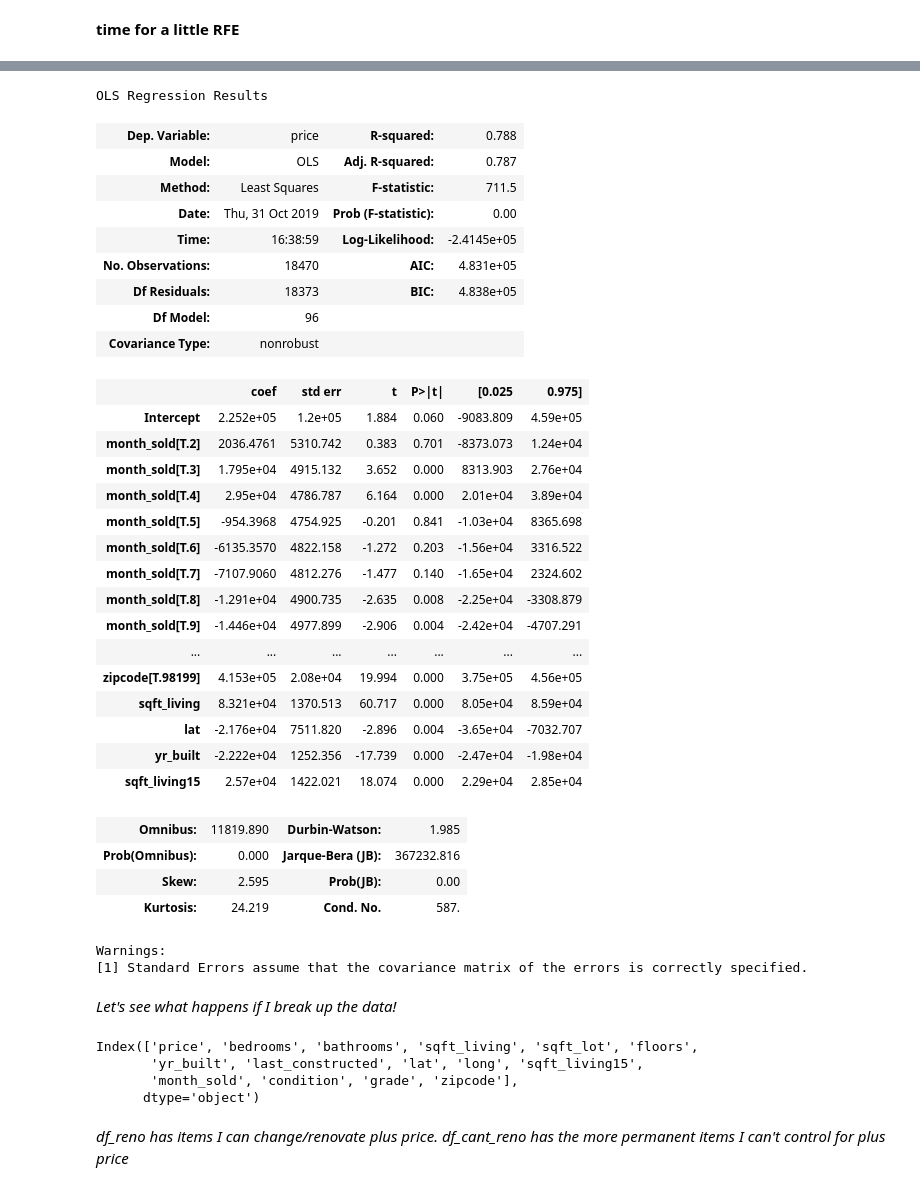
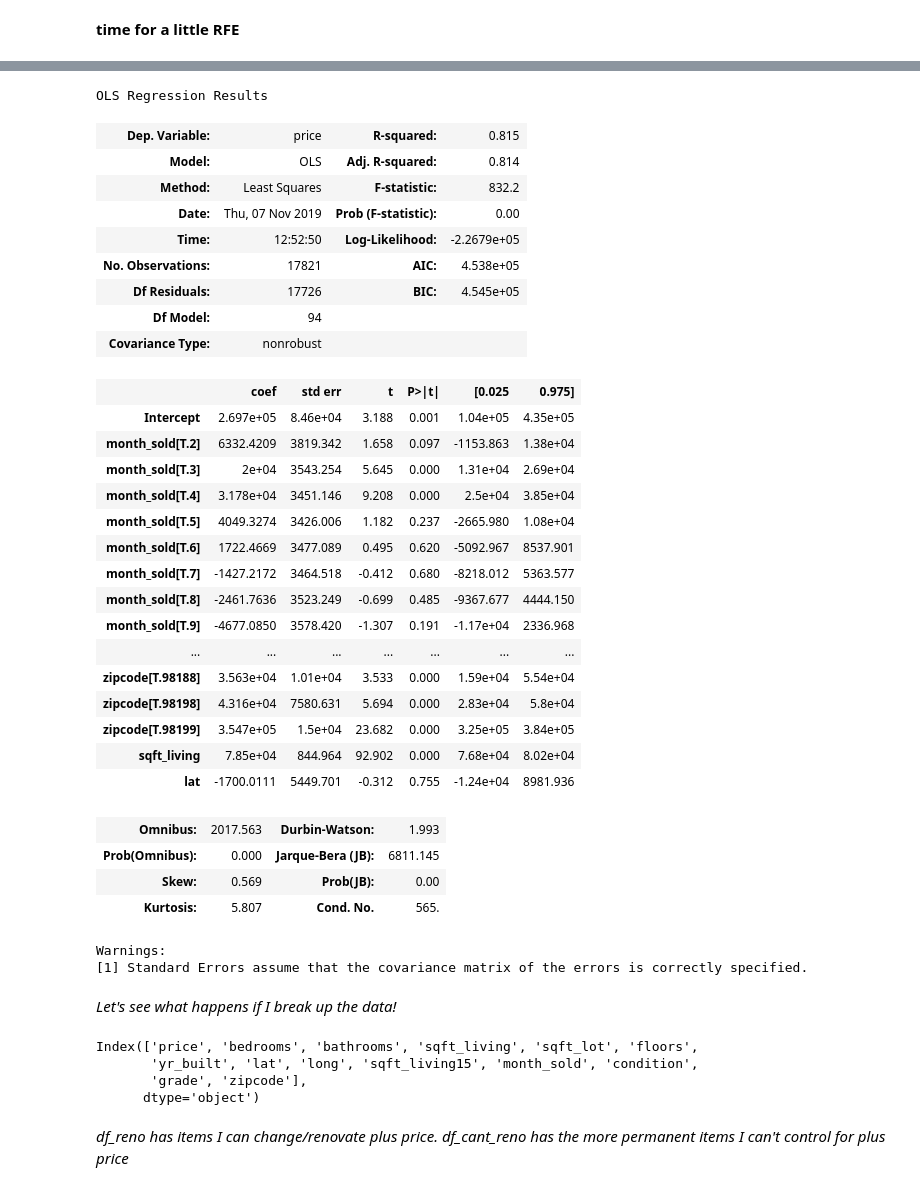
Before and after one commit to melvingonzalezjr/dsc-v2-mod1-final-project-online-ds-ft-100719, a Jupyter notebook: student_new.ipynb, the cells around one changed output, grey strips where cells are left out. Drawn from its saved outputs; the diff is of its cells as text; code cells hidden in the pictures.

```diff
--- a/student_new.ipynb
+++ b/student_new.ipynb
@@ -226,6 +226,7 @@ df.drop(df[df['sqft_lot15']>=21780].index, inplace=True)
 # %%
 df.drop(df[df['sqft_living']>3700].index, inplace=True)
 df.drop(df[df['sqft_living15']>3700].index, inplace=True)
+df.drop(df[df['price']>1_000_000].index, inplace=True)
 # %%
 df.hist(figsize=(20,20));
 # %% [output]
@@ -282,6 +268,6 @@ sns.heatmap(data=corr, annot=True, cmap=sns.color_palette('Blues'));
 # %%
-features.drop(columns=['sqft_above','sqft_basement', 'sqft_lot15'], inplace=True)
-df.drop(columns=['sqft_above','sqft_basement', 'sqft_lot15'], inplace=True)
+features.drop(columns=['sqft_above','sqft_basement', 'sqft_lot15', 'last_constructed'], inplace=True)
+df.drop(columns=['sqft_above','sqft_basement', 'sqft_lot15', 'last_constructed'], inplace=True)
 # %%
 for col in df.columns:
     df.plot(kind='scatter',x=col,y='price', figsize=(5,5));
@@ -323,7 +311,7 @@ from sklearn.preprocessing import StandardScaler
 scaler = StandardScaler()
 scaled_features_cont = scaler.fit_transform(features_cont)
 # %%
-for i in range(0,10):
+for i in range(0,9):
     features_cont.iloc[:,i] = scaled_features_cont[:,i]
 # %% [markdown]
 *Above I am scaling my continuous functions*
@@ -426,40 +400,40 @@ df.describe().round(3)
 # %%
 import statsmodels.formula.api as smf
-#Below I included 4 continuous features plus the categoricals
-f = 'price~month_sold+condition+grade+zipcode+sqft_living+lat+yr_built+sqft_living15'
+#Below I included 2 continuous features plus the categoricals
+f = 'price~month_sold+condition+grade+zipcode+sqft_living+lat'
 model = smf.ols(formula=f, data=df).fit()
 model.summary()
 # %% [output]
 OLS Regression Results
-| Dep. Variable: | price | R-squared: | 0.788 |
-| Model: | OLS | Adj. R-squared: | 0.787 |
-| Method: | Least Squares | F-statistic: | 711.5 |
-| Date: | Thu, 31 Oct 2019 | Prob (F-statistic): | 0.00 |
-| Time: | 16:38:59 | Log-Likelihood: | -2.4145e+05 |
-| No. Observations: | 18470 | AIC: | 4.831e+05 |
-| Df Residuals: | 18373 | BIC: | 4.838e+05 |
-| Df Model: | 96 |  |  |
+| Dep. Variable: | price | R-squared: | 0.815 |
+| Model: | OLS | Adj. R-squared: | 0.814 |
+| Method: | Least Squares | F-statistic: | 832.2 |
+| Date: | Thu, 07 Nov 2019 | Prob (F-statistic): | 0.00 |
+| Time: | 12:52:50 | Log-Likelihood: | -2.2679e+05 |
+| No. Observations: | 17821 | AIC: | 4.538e+05 |
+| Df Residuals: | 17726 | BIC: | 4.545e+05 |
+| Df Model: | 94 |  |  |
 | Covariance Type: | nonrobust |  |  |
 |  | coef | std err | t | P>|t| | [0.025 | 0.975] |
-| Intercept | 2.252e+05 | 1.2e+05 | 1.884 | 0.060 | -9083.809 | 4.59e+05 |
-| month_sold[T.2] | 2036.4761 | 5310.742 | 0.383 | 0.701 | -8373.073 | 1.24e+04 |
-| month_sold[T.3] | 1.795e+04 | 4915.132 | 3.652 | 0.000 | 8313.903 | 2.76e+04 |
-| month_sold[T.4] | 2.95e+04 | 4786.787 | 6.164 | 0.000 | 2.01e+04 | 3.89e+04 |
-| month_sold[T.5] | -954.3968 | 4754.925 | -0.201 | 0.841 | -1.03e+04 | 8365.698 |
-| month_sold[T.6] | -6135.3570 | 4822.158 | -1.272 | 0.203 | -1.56e+04 | 3316.522 |
-| month_sold[T.7] | -7107.9060 | 4812.276 | -1.477 | 0.140 | -1.65e+04 | 2324.602 |
-| month_sold[T.8] | -1.291e+04 | 4900.735 | -2.635 | 0.008 | -2.25e+04 | -3308.879 |
-| month_sold[T.9] | -1.446e+04 | 4977.899 | -2.906 | 0.004 | -2.42e+04 | -4707.291 |
+| Intercept | 2.697e+05 | 8.46e+04 | 3.188 | 0.001 | 1.04e+05 | 4.35e+05 |
+| month_sold[T.2] | 6332.4209 | 3819.342 | 1.658 | 0.097 | -1153.863 | 1.38e+04 |
+| month_sold[T.3] | 2e+04 | 3543.254 | 5.645 | 0.000 | 1.31e+04 | 2.69e+04 |
+| month_sold[T.4] | 3.178e+04 | 3451.146 | 9.208 | 0.000 | 2.5e+04 | 3.85e+04 |
+| month_sold[T.5] | 4049.3274 | 3426.006 | 1.182 | 0.237 | -2665.980 | 1.08e+04 |
+| month_sold[T.6] | 1722.4669 | 3477.089 | 0.495 | 0.620 | -5092.967 | 8537.901 |
+| month_sold[T.7] | -1427.2172 | 3464.518 | -0.412 | 0.680 | -8218.012 | 5363.577 |
+| month_sold[T.8] | -2461.7636 | 3523.249 | -0.699 | 0.485 | -9367.677 | 4444.150 |
+| month_sold[T.9] | -4677.0850 | 3578.420 | -1.307 | 0.191 | -1.17e+04 | 2336.968 |
 | ... | ... | ... | ... | ... | ... | ... |
-| zipcode[T.98199] | 4.153e+05 | 2.08e+04 | 19.994 | 0.000 | 3.75e+05 | 4.56e+05 |
-| sqft_living | 8.321e+04 | 1370.513 | 60.717 | 0.000 | 8.05e+04 | 8.59e+04 |
-| lat | -2.176e+04 | 7511.820 | -2.896 | 0.004 | -3.65e+04 | -7032.707 |
-| yr_built | -2.222e+04 | 1252.356 | -17.739 | 0.000 | -2.47e+04 | -1.98e+04 |
-| sqft_living15 | 2.57e+04 | 1422.021 | 18.074 | 0.000 | 2.29e+04 | 2.85e+04 |
+| zipcode[T.98188] | 3.563e+04 | 1.01e+04 | 3.533 | 0.000 | 1.59e+04 | 5.54e+04 |
+| zipcode[T.98198] | 4.316e+04 | 7580.631 | 5.694 | 0.000 | 2.83e+04 | 5.8e+04 |
+| zipcode[T.98199] | 3.547e+05 | 1.5e+04 | 23.682 | 0.000 | 3.25e+05 | 3.84e+05 |
+| sqft_living | 7.85e+04 | 844.964 | 92.902 | 0.000 | 7.68e+04 | 8.02e+04 |
+| lat | -1700.0111 | 5449.701 | -0.312 | 0.755 | -1.24e+04 | 8981.936 |
-| Omnibus: | 11819.890 | Durbin-Watson: | 1.985 |
-| Prob(Omnibus): | 0.000 | Jarque-Bera (JB): | 367232.816 |
-| Skew: | 2.595 | Prob(JB): | 0.00 |
-| Kurtosis: | 24.219 | Cond. No. | 587. |
+| Omnibus: | 2017.563 | Durbin-Watson: | 1.993 |
+| Prob(Omnibus): | 0.000 | Jarque-Bera (JB): | 6811.145 |
+| Skew: | 0.569 | Prob(JB): | 0.00 |
+| Kurtosis: | 5.807 | Cond. No. | 565. |
 Warnings:
 [1] Standard Errors assume that the covariance matrix of the errors is correctly specified.
 # %% [markdown]
@@ -468,7 +442,7 @@ Warnings:
 df.columns
 # %% [output]
 Index(['price', 'bedrooms', 'bathrooms', 'sqft_living', 'sqft_lot', 'floors',
-       'yr_built', 'last_constructed', 'lat', 'long', 'sqft_living15',
-       'month_sold', 'condition', 'grade', 'zipcode'],
+       'yr_built', 'lat', 'long', 'sqft_living15', 'month_sold', 'condition',
+       'grade', 'zipcode'],
       dtype='object')
 # %%
```
Also changed, not shown: parts of 35 cells of this notebook.
